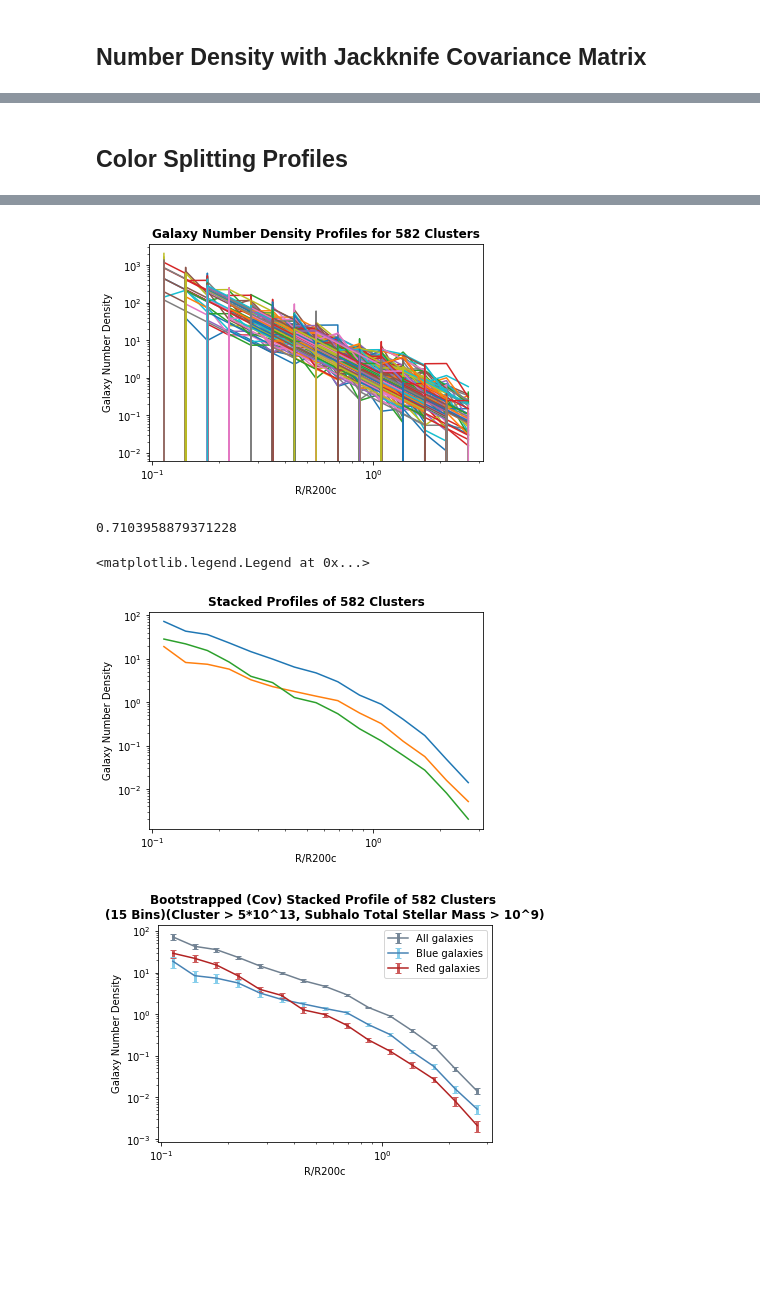
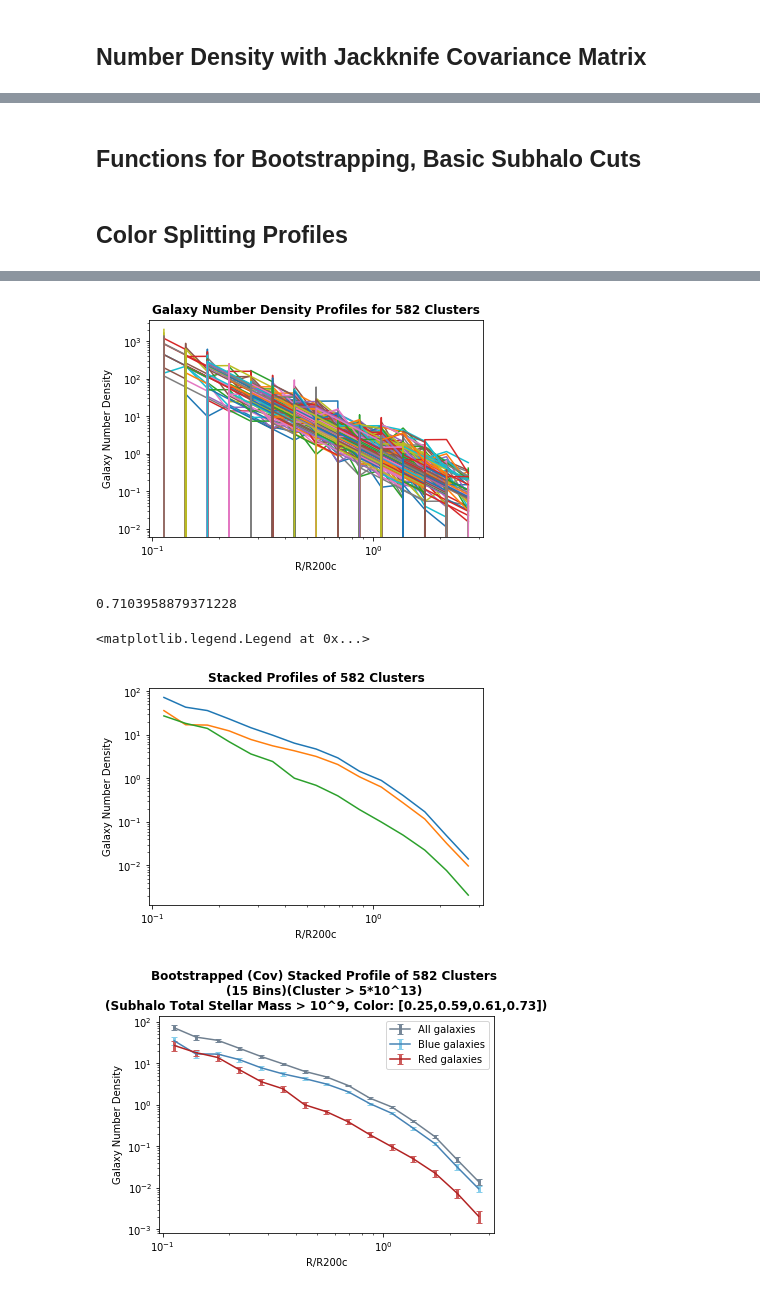
Before and after one commit to hereami321/IllustrisGalaxyAnalysis, a Jupyter notebook: TNG300_ClusterProfiles.ipynb, the cells around one changed output, grey strips where cells are left out. Cells and saved outputs as stored; diff of their text form; code cells hidden in the pictures; blank space fills up the shorter version.

```diff
--- a/TNG300_ClusterProfiles.ipynb
+++ b/TNG300_ClusterProfiles.ipynb
@@ -711,3 +689,5 @@ Text(0.5, 1.0, 'Jackknifed (N/2 patches) Stacked Profile of 582 Clusters \n (50
+# %% [markdown]
+## Functions for Bootstrapping, Basic Subhalo Cuts
 # %%
 def basic_sub_cuts(subhalos, field):
 
@@ -802,8 +782,12 @@ for h_i in halo_array_masked:
     rmz = mag[:,5]-mag[:,7]
     #blue_mask = (mask_total)&(gmr>0.42)&(gmr<0.52)
     #red_mask = (mask_total)&(gmr>0.6)&(gmr<0.68)
-    blue_mask_subs = (gmr>0.4)&(gmr<0.53)#(gmr<0.6)#(gmr<0.53)#
-    red_mask_subs = (gmr>0.59)&(gmr<0.7)#(gmr>=0.6)#(gmr>0.59)#
+    b1 = .25
+    b2 = .59
+    r1 = .61
+    r2 = .73
+    blue_mask_subs = (gmr>b1)&(gmr<b2)#(gmr<0.6)#(gmr<0.53)#
+    red_mask_subs = (gmr>r1)&(gmr<r2)#(gmr>=0.6)#(gmr>0.59)#
     print("gmr", gmr)
 
     #Cutting for blue
@@ -823,15 +807,11 @@ for h_i in halo_array_masked:
 
     # COORDINATES
     CM_coords = subhalo_grp['SubhaloCM'][mask_total]
-    #CM_coords_blue = subhalo_grp['SubhaloCM'][blue_mask]
-    #CM_coords_red = subhalo_grp['SubhaloCM'][red_mask]
     CM_halo = halo_grp['GroupCM'][h_i]
 
 
     # MAKING PROFILE
     #r_subhalo = np.sqrt((CM_coords[:,0] - CM_halo[0])**2 + (CM_coords[:,1] - CM_halo[1])**2 + (CM_coords[:,2] - CM_halo[2])**2) # in ckpc/h
-    #r_subhalo_blue = np.sqrt((CM_coords_blue[:,0] - CM_halo[0])**2 + (CM_coords_blue[:,1] - CM_halo[1])**2 + (CM_coords_blue[:,2] - CM_halo[2])**2) # in ckpc/h
-    #r_subhalo_red = np.sqrt((CM_coords_red[:,0] - CM_halo[0])**2 + (CM_coords_red[:,1] - CM_halo[1])**2 + (CM_coords_red[:,2] - CM_halo[2])**2) # in ckpc/h
 
     redshift = header['Redshift']
     #H = cosmo.H(redshift)
@@ -844,22 +824,7 @@ for h_i in halo_array_masked:
         q = np.where(np.abs(q) > 0.5 * box_bounds[ind], box_bounds[ind]-np.abs(q), q)
         dev.T[ind] = q
     r_subhalo = np.linalg.norm(dev, axis=1)*.001*scale_factor/.704 #Mpc
-    '''
-    dev_blue = CM_coords_blue-CM_halo
-    for ind, q in enumerate(dev_blue.T):
-        q = np.where(np.abs(q) > 0.5 * box_bounds[ind], box_bounds[ind]-np.abs(q), q)
-        dev_blue.T[ind] = q
-    r_blue = np.linalg.norm(dev_blue, axis=1)
 
-    dev_red = CM_coords_red-CM_halo
-    for ind, q in enumerate(dev_red.T):
-        q = np.where(np.abs(q) > 0.5 * box_bounds[ind], box_bounds[ind]-np.abs(q), q)
-        dev_red.T[ind] = q
-    r_red = np.linalg.norm(dev_red, axis=1)
-
-    r_blue = r_subhalo[blue_mask_subs]
-    r_red = r_ubhalo[red_mask_subs]
-    '''
 
     R500c = .001*scale_factor*halo_grp['Group_R_Crit500'][h_i]/.704 #ckpc/h to Mpc
     R200c = .001*scale_factor*halo_grp['Group_R_Crit200'][h_i]/.704
@@ -966,33 +931,33 @@ plt.figure()
 plt.errorbar(bin_stack, Yi_avg, yerr = boot_err, c = 'slategrey', ecolor = 'lightslategrey', elinewidth = 3, capsize=3, label = 'All galaxies')
 plt.errorbar(bin_stack, Yi_avg_blue, yerr = boot_err_blue, c = 'steelblue',ecolor = 'skyblue', elinewidth = 3, capsize=3, label = 'Blue galaxies')
 plt.errorbar(bin_stack, Yi_avg_red, yerr = boot_err_red, c='firebrick', ecolor = 'indianred', elinewidth = 3, capsize=3, label = 'Red galaxies')
 plt.xscale('log')
 plt.yscale('log')
 plt.xlabel('R/R200c')
 plt.ylabel('Galaxy Number Density')# (scaled by M200m)
-plt.title('Bootstrapped (Cov) Stacked Profile of %s Clusters \n (%s Bins)(Cluster > 5*10^13, Subhalo Total Stellar Mass > 10^9)' %(Number_of_halos, bins), fontweight = 'bold', wrap=True)
+plt.title('Bootstrapped (Cov) Stacked Profile of %s Clusters \n (%s Bins)(Cluster > 5*10^13) \n (Subhalo Total Stellar Mass > 10^9, Color: [%s,%s,%s,%s])' %(Number_of_halos, bins, b1, b2, r1, r2), fontweight = 'bold', wrap=True)
 plt.legend()
 #plt.ylim(1e-12, 1e-6)
 # %% [output]
 Number of halos with mass > 10^14 Msun: 582
 [   0    1    2    3    4    5    6    7    8    9   10   11   12   13
    14   15   16   17   18   19   20   21   22   23   24   25   26   27
    28   29   30   31   32   33   34   35   36   37   38   39   40   41
    42   43   44   45   46   47   48   49   50   51   52   53   54   55
    56   57   58   59   60   61   62   63   64   65   66   67   68   69
    70   71   72   73   74   75   76   77   78   79   80   81   82   83
    84   85   86   87   88   89   90   91   92   93   94   95   96   97
    98   99  100  101  102  103  104  105  106  107  108  109  110  111
   112  113  114  115  116  117  118  119  120  121  122  123  124  125
   126  127  128  129  130  131  132  133  134  135  136  137  138  139
   140  141  142  143  144  145  146  147  148  149  150  151  152  153
 ... (8720 lines left out)
 galaxies [0, 0, 0, 0, 0, 0, 0, 0, 0, 0, 0, 0, 0, 0, 0]
 blue galaxies counted [0, 0, 0, 0, 0, 0, 0, 0, 0, 0, 0, 0, 0, 0, 0]
 red galaxies ccounted [0, 0, 0, 0, 0, 0, 0, 0, 0, 0, 0, 0, 0, 0, 0]
 0
 [figure]
 0.7103958879371228
 <matplotlib.legend.Legend at 0x...>
-[figure, old version]
+[figure, new version]
-[figure, old version]
+[figure, new version]
```
Also changed, not shown: parts of 7 cells of this notebook.
